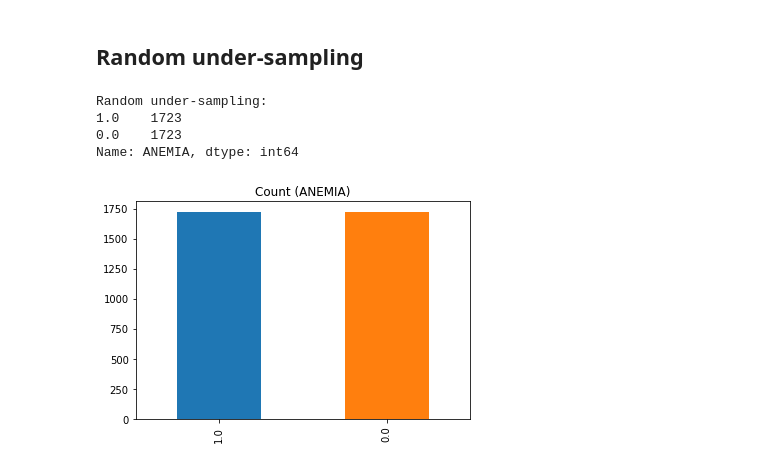
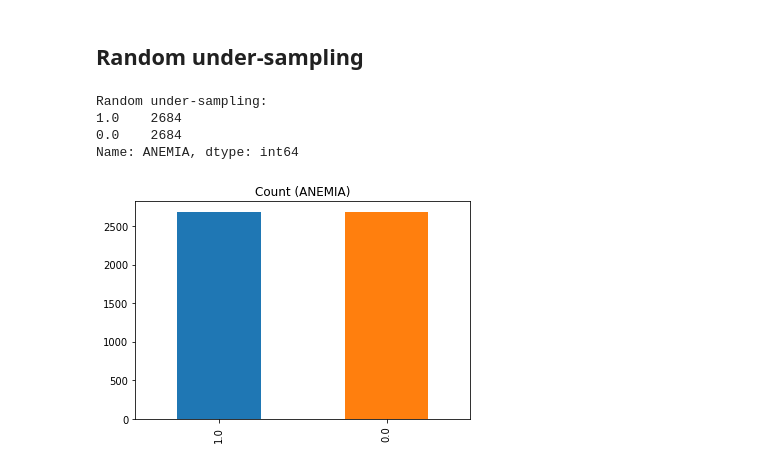
Before and after one commit to pcrodagua/DAP_Final, a Jupyter notebook: anemia/src/DataPreprocessing.ipynb, the cells around one changed output. Cells and saved outputs as stored; diff of their text form; code cells hidden in the pictures.

```diff
--- a/anemia/src/DataPreprocessing.ipynb
+++ b/anemia/src/DataPreprocessing.ipynb
@@ -9,0 +26,5 @@ anemia_teen = pd.read_csv('../data/messy/anemia_adolescente12_19_N2012.csv', ind
+# %%
+anemia_gen = pd.concat([anemia_child, anemia_pres])
+anemia_gen = pd.concat([anemia_gen, anemia_teen])
+#anemia_gen.to_csv('../data/clean/full_data.csv', index=False)
+anemia_gen.shape
@@ -15,0 +73,2 @@ Name: ANEMIA, dtype: int64
+# %%
+anemia_gen = anemia_gen[np.isfinite(anemia_gen['ANEMIA'])]
@@ -89,25 +93,25 @@ target_count.plot(kind='bar', title='Count (Anemia)');
 # %% [markdown]
 ## Random under-sampling
 # %%
-count_class_0, count_class_1 = anemia_pres.ANEMIA.value_counts()
+count_class_0, count_class_1 = anemia_gen.ANEMIA.value_counts()
 
 # Divide by class
-df_class_0 = anemia_pres[anemia_pres['ANEMIA'] == 0]
-df_class_1 = anemia_pres[anemia_pres['ANEMIA'] == 1]
+df_class_0 = anemia_gen[anemia_gen['ANEMIA'] == 0]
+df_class_1 = anemia_gen[anemia_gen['ANEMIA'] == 1]
 
 df_class_0_under = df_class_0.sample(count_class_1)
 df_test_under = pd.concat([df_class_0_under, df_class_1], axis=0)
 
 print('Random under-sampling:')
 print(df_test_under.ANEMIA.value_counts())
 
 df_test_under.ANEMIA.value_counts().plot(kind='bar', title='Count (ANEMIA)');
 # %% [output]
 Random under-sampling:
-1.0    1723
-0.0    1723
+1.0    2684
+0.0    2684
 Name: ANEMIA, dtype: int64
-[figure, old version]
+[figure, new version]
 # %%
 df_test_under.head()
 # %% [output]
```
Also changed, not shown: parts of 20 cells of this notebook, 12 other files.
